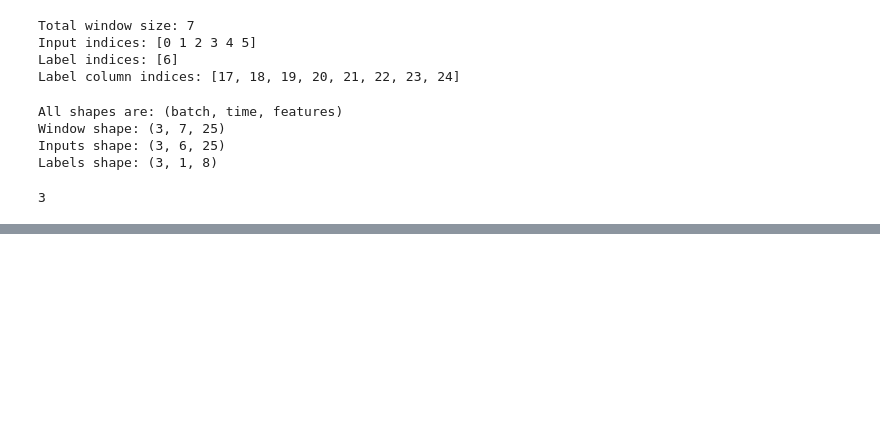
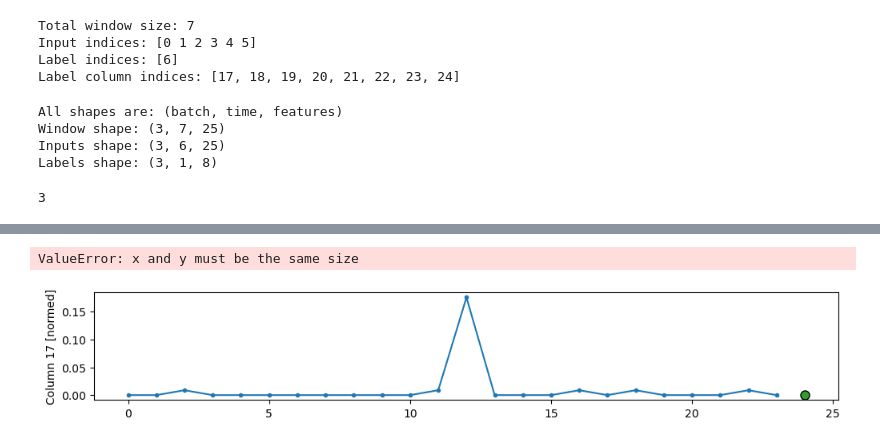
Before and after one commit to tgfive/Inverse_Classification, a Jupyter notebook: brazil_data/time_series_playground.ipynb, the cells around one changed output, grey strips where cells are left out. Drawn from its saved outputs; the diff is of its cells as text; code cells hidden in the pictures; blank space fills up the shorter version.

```diff
--- a/brazil_data/time_series_playground.ipynb
+++ b/brazil_data/time_series_playground.ipynb
@@ -346,0 +446,18 @@ example_labels[1, :, 0]
+# %%
+linear = tf.keras.Sequential([
+    tf.keras.layers.Dense(units=8)
+])
+# %%
+MAX_EPOCHS = 30
+
+early_stopping = tf.keras.callbacks.EarlyStopping(monitor='val_loss',
+                                                 patience=2,
+                                                 mode='min')
+# %%
+linear.compile(loss=tf.keras.losses.MeanSquaredError(),
+              optimizer=tf.keras.optimizers.Adam(),
+              metrics=[tf.keras.metrics.MeanAbsoluteError()])
+# %%
+history = linear.fit(wide_window.train, epochs=MAX_EPOCHS,
+                    validation_data=wide_window.val,
+                    callbacks=[early_stopping])
@@ -346,0 +482,5 @@ example_labels[1, :, 0]
+# %%
+wide_window.plot(linear, plot_col=17, max_subplots=4)
+# %% [output]
+ValueError: x and y must be the same size
+[figure, added]
```
Also changed, not shown: parts of 24 cells of this notebook.
